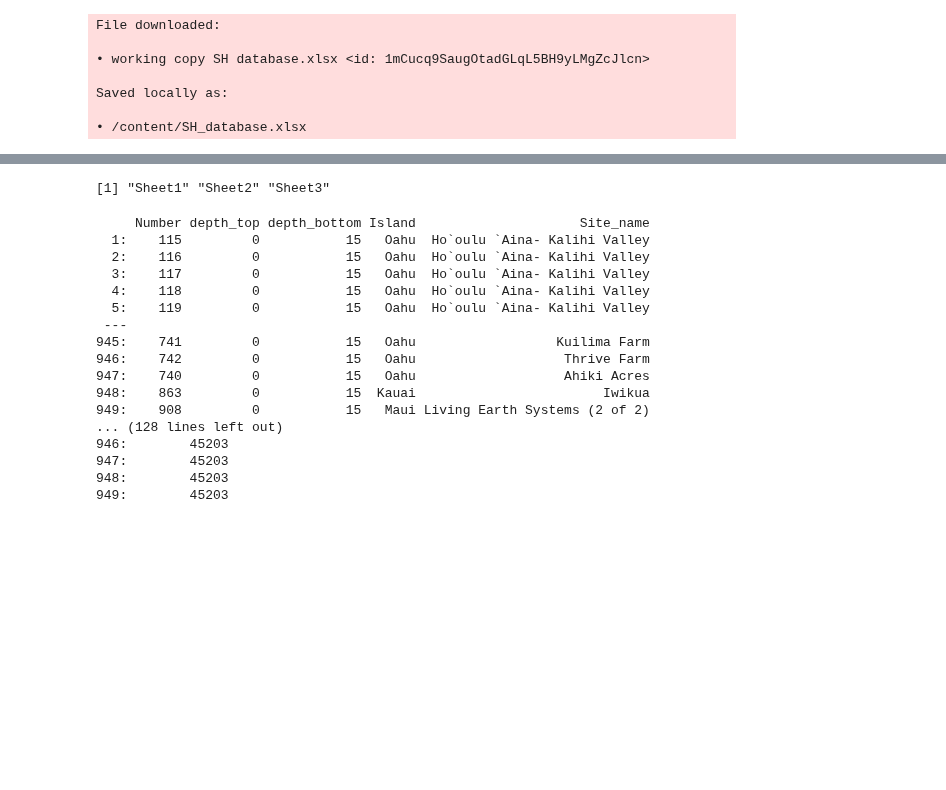
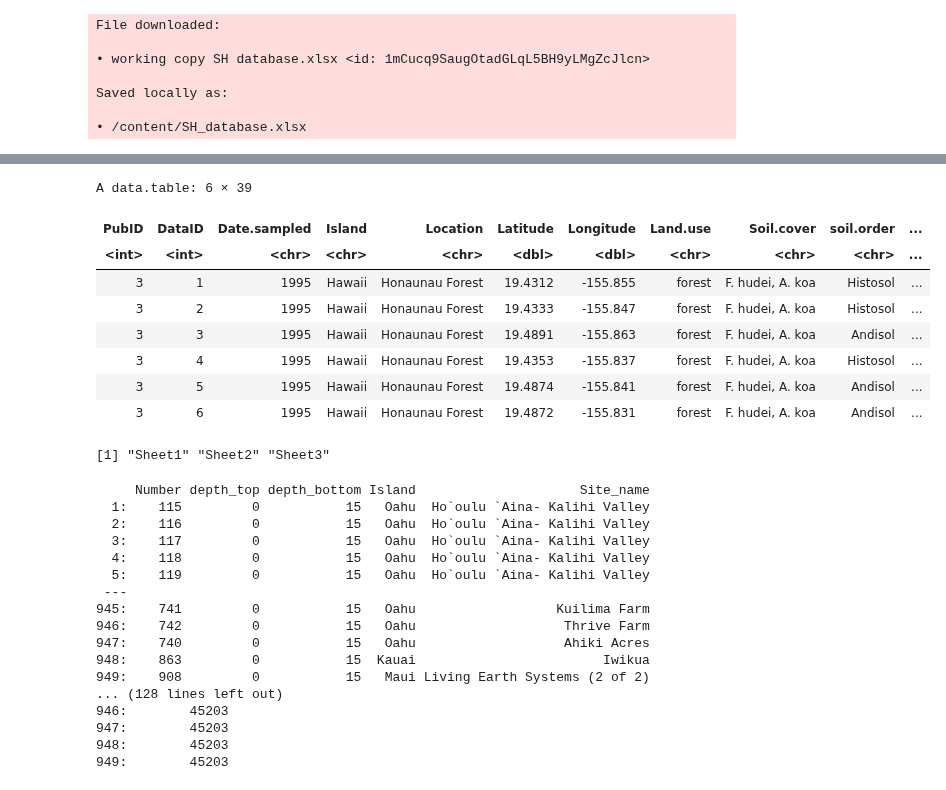
Before and after one commit to hayleypc/BPCA_HFF, a Jupyter notebook: HI_SOC_munging.ipynb, the cells around one changed output, grey strips where cells are left out. Saved outputs shown, nothing was run; the diff lists cells and outputs as text; code cells hidden in the pictures; blank space fills up the shorter version.

```diff
--- a/HI_SOC_munging.ipynb
+++ b/HI_SOC_munging.ipynb
@@ -32,3 +77,16 @@ Saved locally as:
+# %%
+SOC_dbase_dt <- read.csv('/content/HISOC_dbase.csv') %>% as.data.table()
+head(SOC_dbase_dt)
+# %% [output]
+A data.table: 6 × 39
+| PubID | DataID | Date.sampled | Island | Location | Latitude | Longitude | Land.use | Soil.cover | soil.order | ... |
+| <int> | <int> | <chr> | <chr> | <chr> | <dbl> | <dbl> | <chr> | <chr> | <chr> | ... |
+| 3 | 1 | 1995 | Hawaii | Honaunau Forest | 19.4312 | -155.855 | forest | F. hudei, A. koa | Histosol | ... |
+| 3 | 2 | 1995 | Hawaii | Honaunau Forest | 19.4333 | -155.847 | forest | F. hudei, A. koa | Histosol | ... |
+| 3 | 3 | 1995 | Hawaii | Honaunau Forest | 19.4891 | -155.863 | forest | F. hudei, A. koa | Andisol | ... |
+| 3 | 4 | 1995 | Hawaii | Honaunau Forest | 19.4353 | -155.837 | forest | F. hudei, A. koa | Histosol | ... |
+| 3 | 5 | 1995 | Hawaii | Honaunau Forest | 19.4874 | -155.841 | forest | F. hudei, A. koa | Andisol | ... |
+| 3 | 6 | 1995 | Hawaii | Honaunau Forest | 19.4872 | -155.831 | forest | F. hudei, A. koa | Andisol | ... |
 # %%
 SheetNames<-getSheetNames('/content/SH_database.xlsx')
 print(SheetNames)
```
Also changed, not shown: parts of 22 cells of this notebook.
